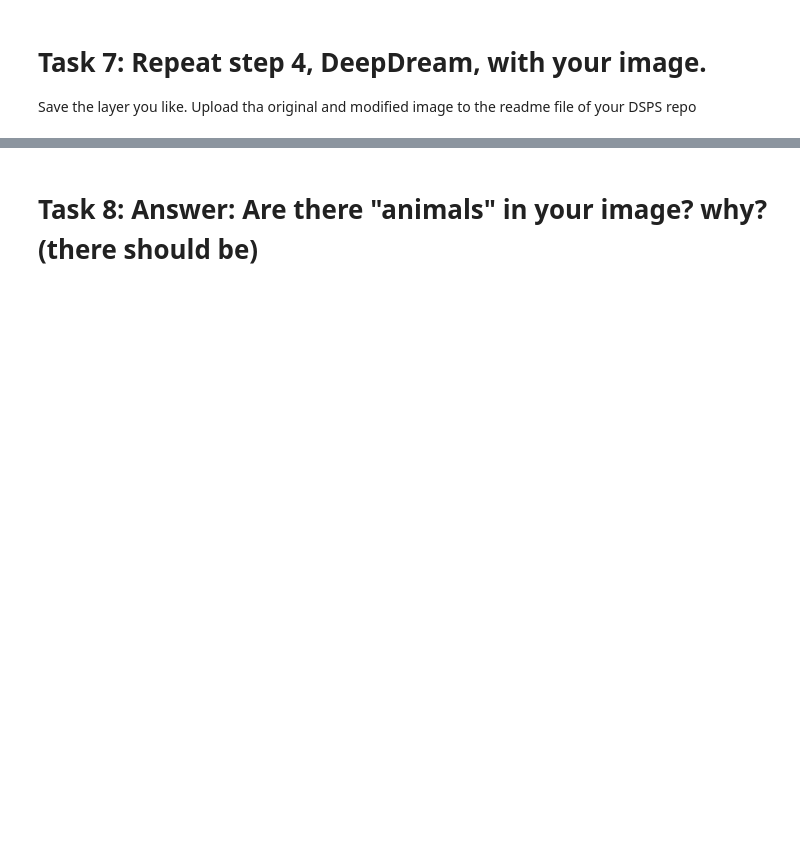
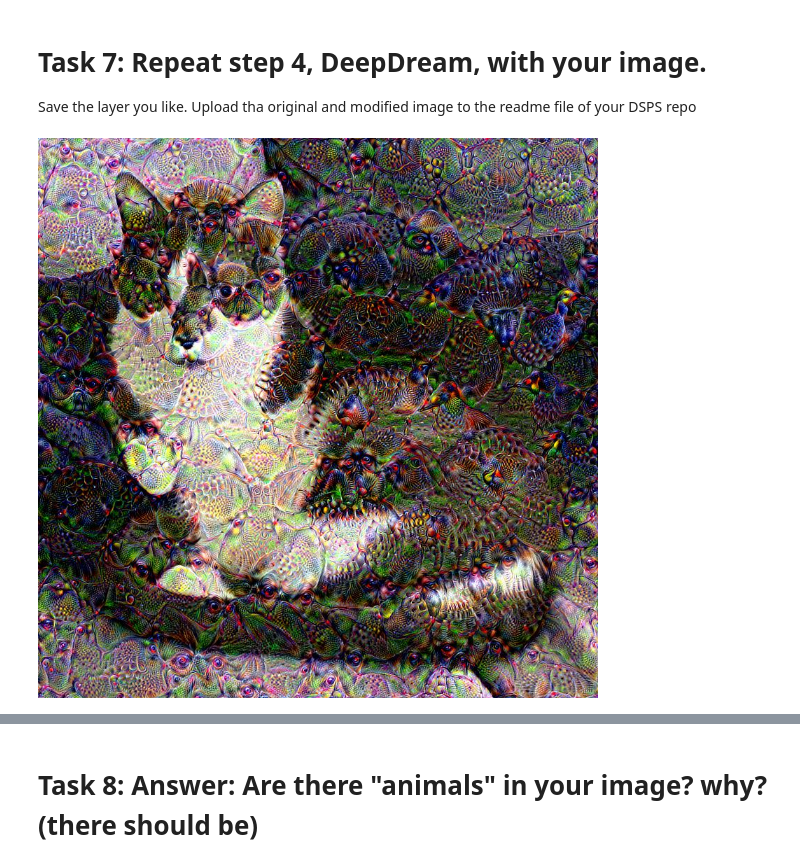
Before and after one commit to nkorzounUD/DSPS_NKorzoun, a Jupyter notebook: HW9/deepdream.ipynb, the cells around one changed output, grey strips where cells are left out. Saved outputs shown, nothing was run; the diff lists cells and outputs as text; code cells hidden in the pictures; blank space fills up the shorter version.

```diff
--- a/HW9/deepdream.ipynb
+++ b/HW9/deepdream.ipynb
@@ -273,3 +281,13 @@ elif img0.shape[0] < basewidth:
 # %% [markdown]
 # Task 7: Repeat step 4, DeepDream, with your image.
 Save the layer you like. Upload tha original and modified image to the readme file of your DSPS repo
+# %%
+octave_n = 4 #@param {type:"slider", max: 10}
+octave_scale =  1#@param {type:"number"}
+iter_n = 42 #@param {type:"slider", max: 50}
+strength = 256 #@param {type:"slider", max: 1000}
+layer = "mixed5a"  #@param ["mixed3a", "mixed3b", "mixed4a", "mixed4c", "mixed5a"]
+
+final = render_deepdream(tf.square(T(layer)), img1)
+# %% [output]
+[figure, added]
```
Also changed, not shown: parts of 23 cells of this notebook.
